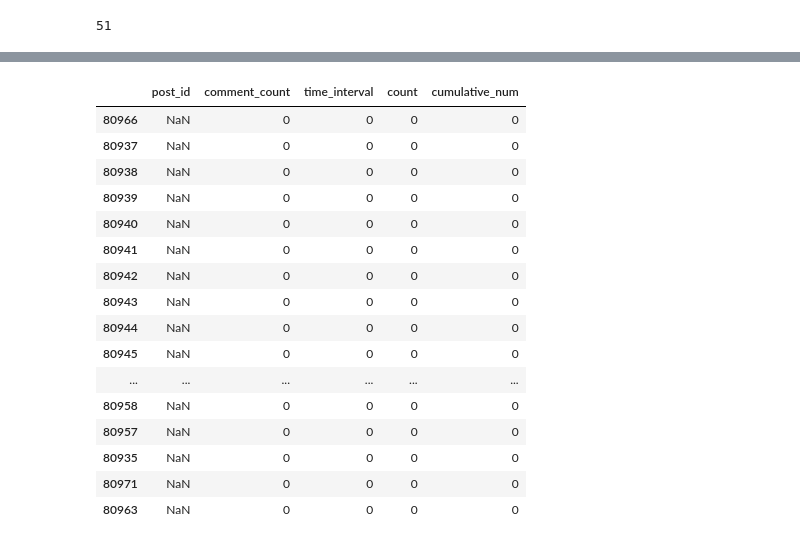
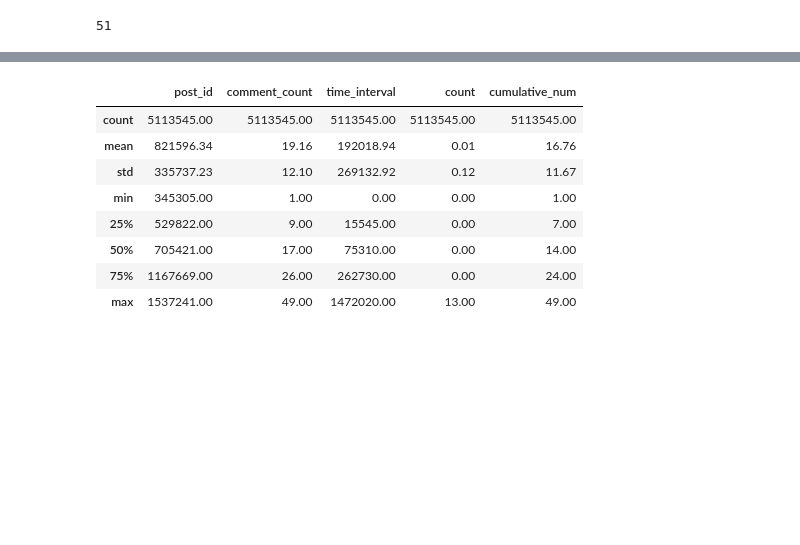
Before and after one commit to softeerbootcamp4th/Team3-NarockIsAlsoRock-DE, a Jupyter notebook: EDA/wh/comment_difference_EDA/model.ipynb, the cells around one changed output, grey strips where cells are left out. Saved outputs shown, nothing was run; the diff lists cells and outputs as text; code cells hidden in the pictures; blank space fills up the shorter version.

```diff
--- a/EDA/wh/comment_difference_EDA/model.ipynb
+++ b/EDA/wh/comment_difference_EDA/model.ipynb
@@ -47,7 +49,10 @@ dtype: object
 comment_count = df_comment.groupby('post_id').size().reset_index(name='comment_count')
 
 # df_filtered에 comment_count를 병합합니다.
-df_filtered = pd.merge(df_post, comment_count, left_on='id', right_on='post_id', how='left')
+df_filtered = pd.merge(df_post, comment_count, left_on='id', right_on='post_id', how='right')
 
 # comment_count가 없는 경우 NaN이 될 수 있으므로, 이를 0으로 대체합니다.
 df_filtered['comment_count'] = df_filtered['comment_count'].fillna(0).astype(int)
+
+# df_filtered의 'post_id' 컬럼에 nan이 있는지 확인합니다.
+df_filtered['post_id'].isnull().sum()
@@ -145,9 +151,15 @@ def process_post_id(post_id, df_comment):
 
     return full_interval_df
 
-def process_filtered_less(df_filtered_less, df_comment):
+def process_filtered(df_filtered_less, df_comment):
+
+    # df_filtered_less에 post_id에 nan이 있는지 확인
+    print('nan이 있는지 확인')
+    print(np.isnan(df_filtered_less['post_id']).sum())
+
     # df_filtered_less의 post_id 리스트
     post_ids = df_filtered_less['post_id'].unique()
+
 
     # 병렬 처리
     results = Parallel(n_jobs=-1)(delayed(process_post_id)(post_id, df_comment) for post_id in post_ids)
@@ -157,6 +169,10 @@ def process_filtered_less(df_filtered_less, df_comment):
 
     # df_commulate_num에 nan이 있는지 확인
     print(df_commulate_num.isnull().sum())
+
+    # df_commulate_num의 post_id 가 nand인 행 정보 출력
+    print('문제가 되는 행 정보')
+    print(df_commulate_num[df_commulate_num['post_id'].isnull()])
 
     # df_filtered_less와 병합
     final_df = pd.merge(df_filtered_less, df_commulate_num, on='post_id', how='right')
@@ -168,5 +184,6 @@ def process_filtered_less(df_filtered_less, df_comment):
 
 # 함수 사용 예시
 # df_filtered_less와 df_comment가 이미 정의되어 있다고 가정합니다.
-final_df = process_filtered_less(df_filtered_less, df_comment)
+final_df_less = process_filtered(df_filtered_less, df_comment)
+final_df_more = process_filtered(df_filtered_more, df_comment)
 # %% [output]
@@ -195,23 +250,4 @@ dtype: int64
 # %%
 # final_df post_id별로  comment_count 오름차순 정렬
-final_df = final_df.sort_values('comment_count', ascending=True)
-
-final_df.head(40)
+final_df_less = final_df_less.sort_values('comment_count', ascending=True)
+final_df_more = final_df_more.sort_values('comment_count', ascending=True)
-# %% [output]
-|  | post_id | comment_count | time_interval | count | cumulative_num |
-| 80966 | NaN | 0 | 0 | 0 | 0 |
-| 80937 | NaN | 0 | 0 | 0 | 0 |
-| 80938 | NaN | 0 | 0 | 0 | 0 |
-| 80939 | NaN | 0 | 0 | 0 | 0 |
-| 80940 | NaN | 0 | 0 | 0 | 0 |
-| 80941 | NaN | 0 | 0 | 0 | 0 |
-| 80942 | NaN | 0 | 0 | 0 | 0 |
-| 80943 | NaN | 0 | 0 | 0 | 0 |
-| 80944 | NaN | 0 | 0 | 0 | 0 |
-| 80945 | NaN | 0 | 0 | 0 | 0 |
-| ... | ... | ... | ... | ... | ... |
-| 80958 | NaN | 0 | 0 | 0 | 0 |
-| 80957 | NaN | 0 | 0 | 0 | 0 |
-| 80935 | NaN | 0 | 0 | 0 | 0 |
-| 80971 | NaN | 0 | 0 | 0 | 0 |
-| 80963 | NaN | 0 | 0 | 0 | 0 |
@@ -257,0 +254,14 @@ def transform_cumlate_num(df):
+# %%
+# +e 표현식을 사용하지 않고 출력
+pd.options.display.float_format = '{:.2f}'.format
+final_df_less.describe()
+# %% [output]
+|  | post_id | comment_count | time_interval | count | cumulative_num |
+| count | 5113545.00 | 5113545.00 | 5113545.00 | 5113545.00 | 5113545.00 |
+| mean | 821596.34 | 19.16 | 192018.94 | 0.01 | 16.76 |
+| std | 335737.23 | 12.10 | 269132.92 | 0.12 | 11.67 |
+| min | 345305.00 | 1.00 | 0.00 | 0.00 | 1.00 |
+| 25% | 529822.00 | 9.00 | 15545.00 | 0.00 | 7.00 |
+| 50% | 705421.00 | 17.00 | 75310.00 | 0.00 | 14.00 |
+| 75% | 1167669.00 | 26.00 | 262730.00 | 0.00 | 24.00 |
+| max | 1537241.00 | 49.00 | 1472020.00 | 13.00 | 49.00 |
```
Also changed, not shown: parts of 15 cells of this notebook.
